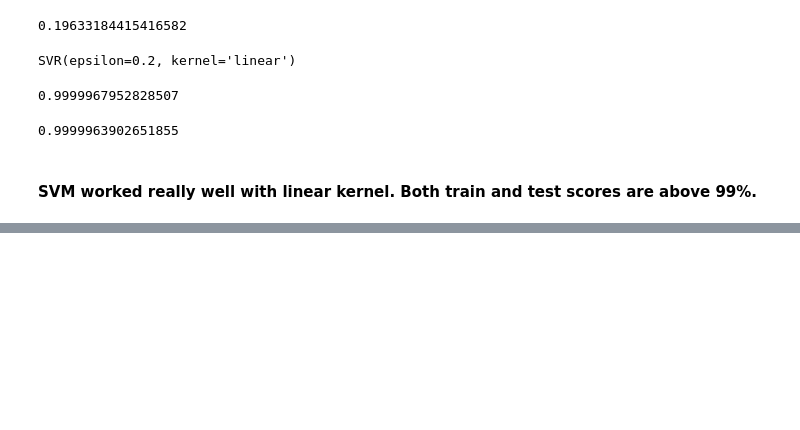
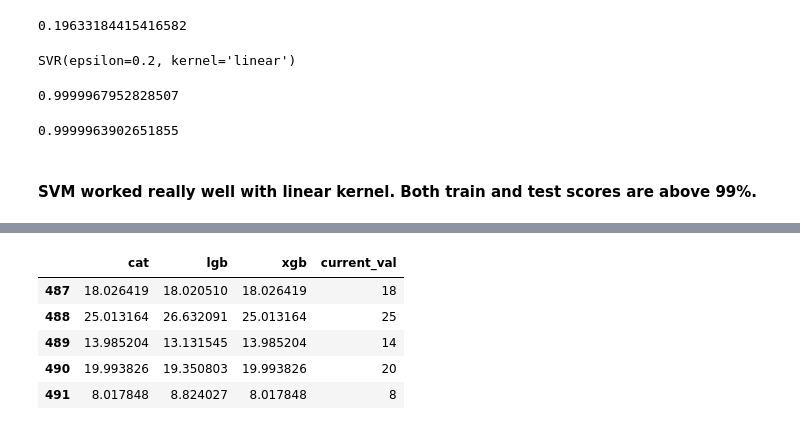
Before and after one commit to ErfanEbrahimiBazaz/web_traffic_prediction, a Jupyter notebook: 4-multivariate_tsa.ipynb, the cells around one changed output, grey strips where cells are left out. Saved outputs shown, nothing was run; the diff lists cells and outputs as text; code cells hidden in the pictures; blank space fills up the shorter version.

```diff
--- a/4-multivariate_tsa.ipynb
+++ b/4-multivariate_tsa.ipynb
@@ -1365,0 +1479,2 @@ model_svr.score(X_train, y_train)
+# %%
+model_res_df['cat'] = model_cat.predict(X_train_l2)
@@ -1365,0 +1490,4 @@ model_svr.score(X_train, y_train)
+# %%
+model_res_df['lgb'] = model_lgb.predict(X_train_l2)
+# %%
+model_res_df['xgb'] = model_cat.predict(X_train_l2)
@@ -1365,0 +1503,11 @@ model_svr.score(X_train, y_train)
+# %%
+model_res_df['current_val']=df_base_features[:len(model_res_df)]['current_val']
+# %%
+model_res_df.tail()
+# %% [output]
+|  | cat | lgb | xgb | current_val |
+| 487 | 18.026419 | 18.020510 | 18.026419 | 18 |
+| 488 | 25.013164 | 26.632091 | 25.013164 | 25 |
+| 489 | 13.985204 | 13.131545 | 13.985204 | 14 |
+| 490 | 19.993826 | 19.350803 | 19.993826 | 20 |
+| 491 | 8.017848 | 8.824027 | 8.017848 | 8 |
```
Also changed, not shown: parts of 32 cells of this notebook.
